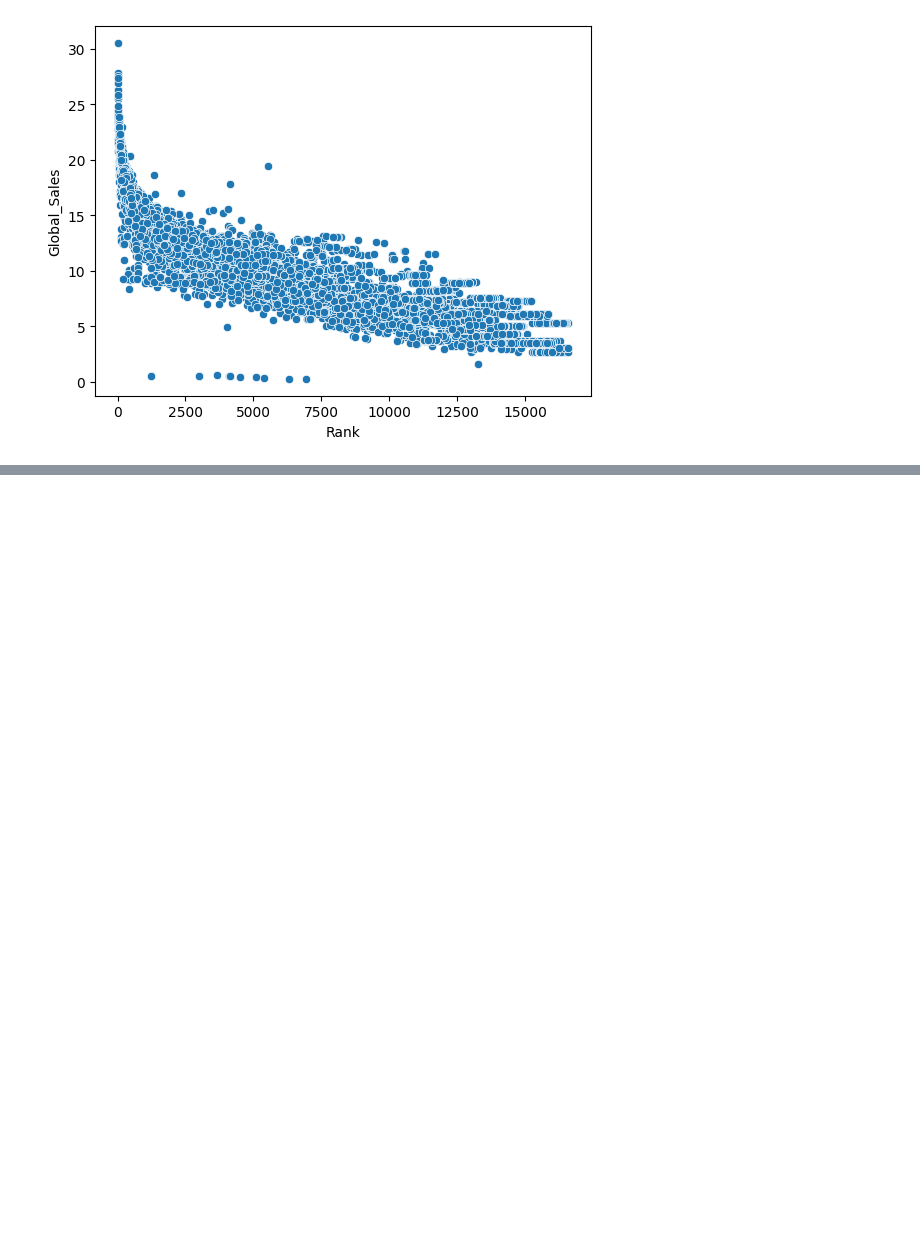
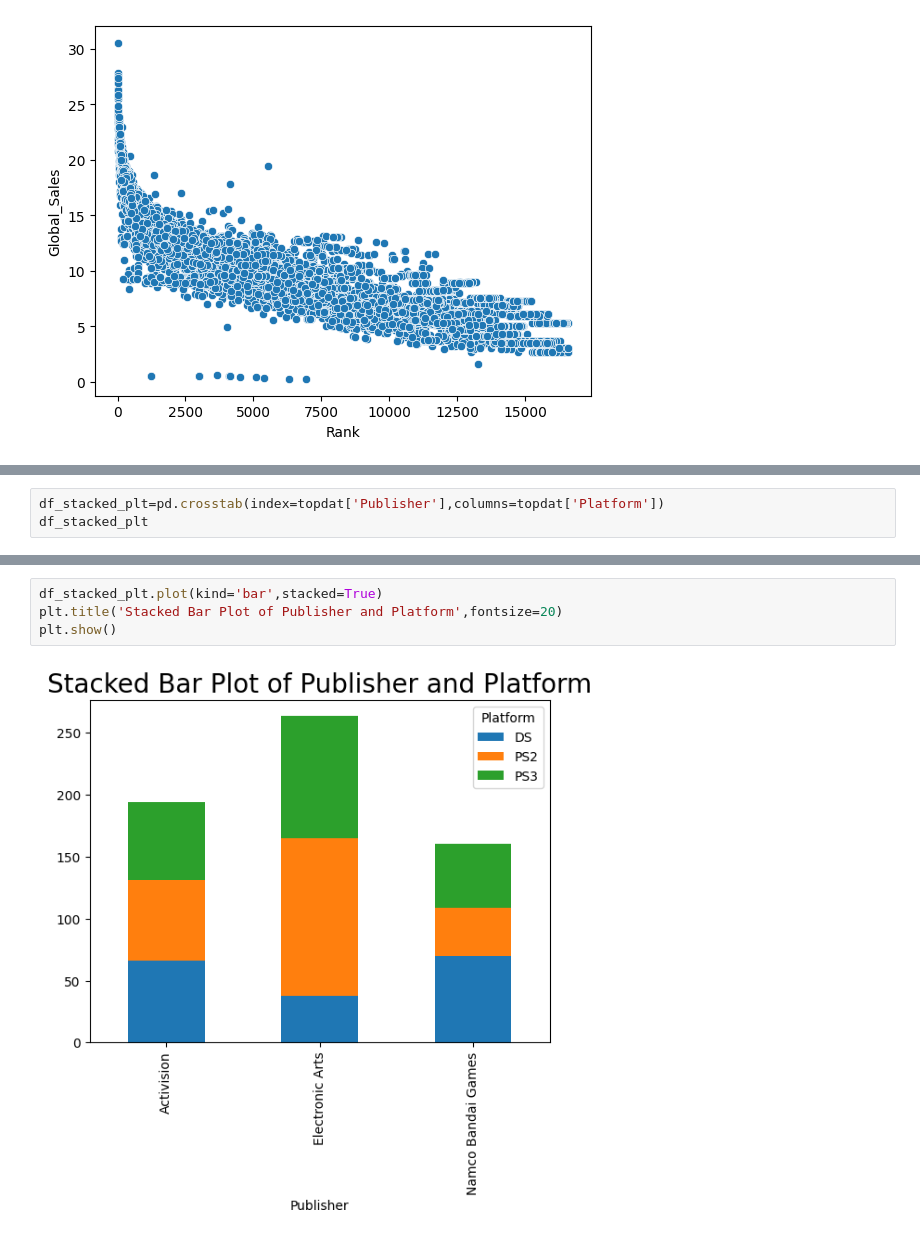
Before and after one commit to Manmohan-Shukla/data-visualisation, a Jupyter notebook: matplot.ipynb, the cells around one changed output, grey strips where cells are left out. Drawn from its saved outputs; the diff is of its cells as text; blank space fills up the shorter version.

```diff
--- a/matplot.ipynb
+++ b/matplot.ipynb
@@ -254,0 +313,3 @@ sns.scatterplot(data=df,x="Rank",y="Global_Sales")
+# %%
+df_stacked_plt=pd.crosstab(index=topdat['Publisher'],columns=topdat['Platform'])
+df_stacked_plt
@@ -254,0 +322,6 @@ sns.scatterplot(data=df,x="Rank",y="Global_Sales")
+# %%
+df_stacked_plt.plot(kind='bar',stacked=True)
+plt.title('Stacked Bar Plot of Publisher and Platform',fontsize=20)
+plt.show()
+# %% [output]
+[figure, added]
```
Also changed, not shown: parts of 22 cells of this notebook, 1 other file.
